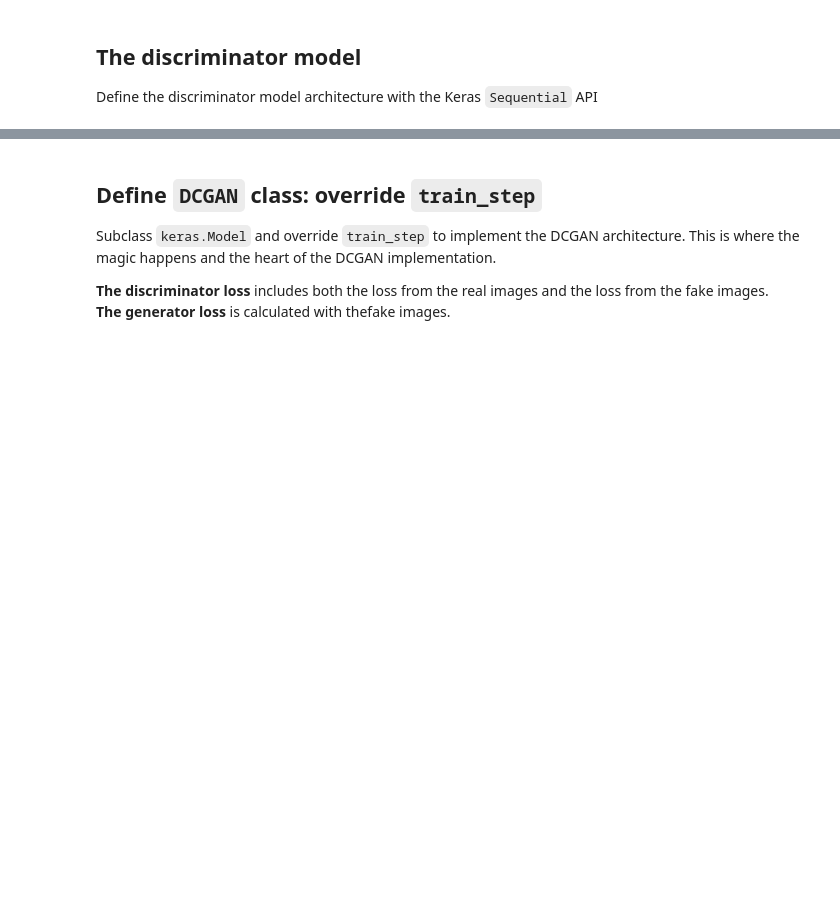
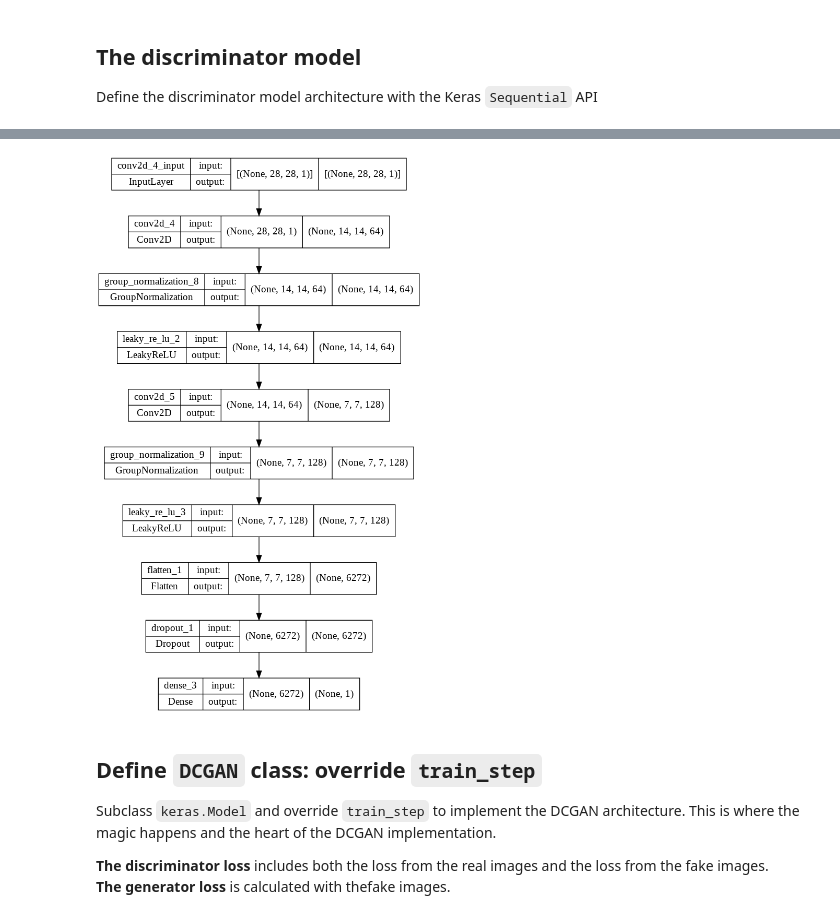
Before and after one commit to parvbhargava/GANGN, a Jupyter notebook: bs2_dcgan_fashion_mnist.ipynb, the cells around one changed output, grey strips where cells are left out. Drawn from its saved outputs; the diff is of its cells as text; code cells hidden in the pictures; blank space fills up the shorter version.

```diff
--- a/bs2_dcgan_fashion_mnist.ipynb
+++ b/bs2_dcgan_fashion_mnist.ipynb
@@ -227,6 +216,10 @@ Total params: 213,249
 Trainable params: 213,249
 Non-trainable params: 0
 _________________________________________________________________
+# %%
+plot_model(discriminator,show_shapes=True)
+# %% [output]
+[figure, added]
 # %% [markdown]
 ## Define `DCGAN` class: override `train_step`
 Subclass `keras.Model` and override `train_step` to implement the DCGAN architecture. This is where the magic happens and the heart of the DCGAN implementation.
```
Also changed, not shown: parts of 9 cells of this notebook.
